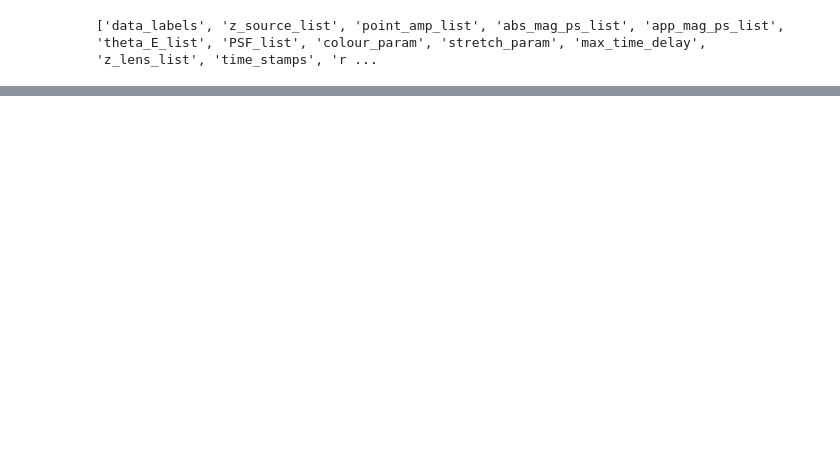
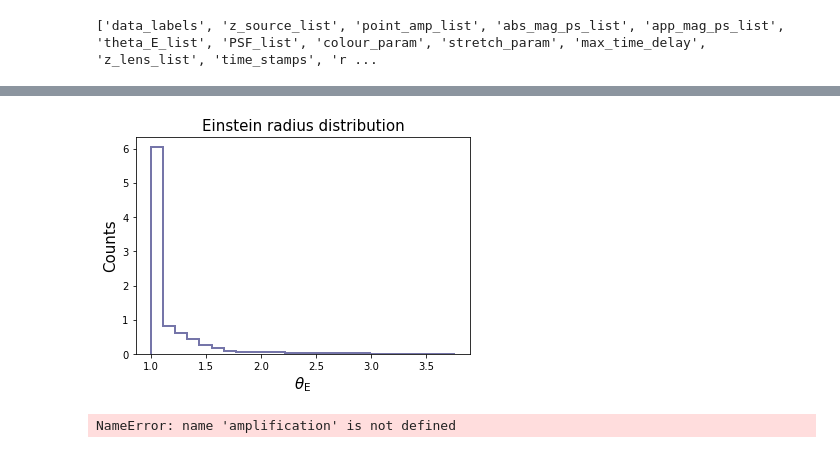
Before and after one commit to herjy/Simulators, a Jupyter notebook: ZTF_sims/Measure_Lensed_SN.ipynb, the cells around one changed output, grey strips where cells are left out. Cells and saved outputs as stored; diff of their text form; code cells hidden in the pictures; blank space fills up the shorter version.

```diff
--- a/ZTF_sims/Measure_Lensed_SN.ipynb
+++ b/ZTF_sims/Measure_Lensed_SN.ipynb
@@ -13,10 +13,11 @@ print(file_full.files)
 print(file.files)
 
 catalog = file['catalog_time_series']
-coadd = file['images_single']
-peaks = file['images_peak']      #
 labels = file['data_labels']     # array de liste de taille 2 remplie de 0 et 1      longueur : 929
 times = file['time_stamps']      # array contenant des listes de taille variable     longueur : 929
 
 mags = file_full['app_mag_ps_list']
+
+theta_e_list = file_full['theta_E_list']
+amplification = file_full['point_amp_list']
 # %% [output]
@@ -130,0 +85,22 @@ C [] [] []
+# %%
+plt.hist(theta_e_list, bins=25, histtype='step', density=True, lw=2, color="midnightblue", alpha=0.6);
+#plot(theta_E, 9*pdf,'-', color="darkgoldenrod", lw=5, alpha=0.6, label=r'$\mathrm{Radek \ MC}$')
+plt.xlabel(r"$\theta_{\mathrm{E}}$", fontsize=15);
+#xlabel(r"$m$", fontsize=15);
+plt.ylabel("Counts", fontsize=15);
+plt.title("Einstein radius distribution", fontsize=15);
+#xlim(0,3.6);
+#savefig("theta_E_distribution_EPL2.pdf", bbox_inches="tight")
+# %% [output]
+[figure, added]
+# %%
+plt.hist(amplification, bins=25, histtype='step', density=True, lw=2, color="midnightblue", alpha=0.6);
+#plot(theta_E, 9*pdf,'-', color="darkgoldenrod", lw=5, alpha=0.6, label=r'$\mathrm{Radek \ MC}$')
+plt.xlabel(r"$\theta_{\mathrm{E}}$", fontsize=15);
+#xlabel(r"$m$", fontsize=15);
+plt.ylabel("Counts", fontsize=15);
+plt.title("Einstein radius distribution", fontsize=15);
+#xlim(0,3.6);
+#savefig("theta_E_distribution_EPL2.pdf", bbox_inches="tight")
+# %% [output]
+NameError: name 'amplification' is not defined
```
Also changed, not shown: parts of 5 cells of this notebook, 4 other files.
